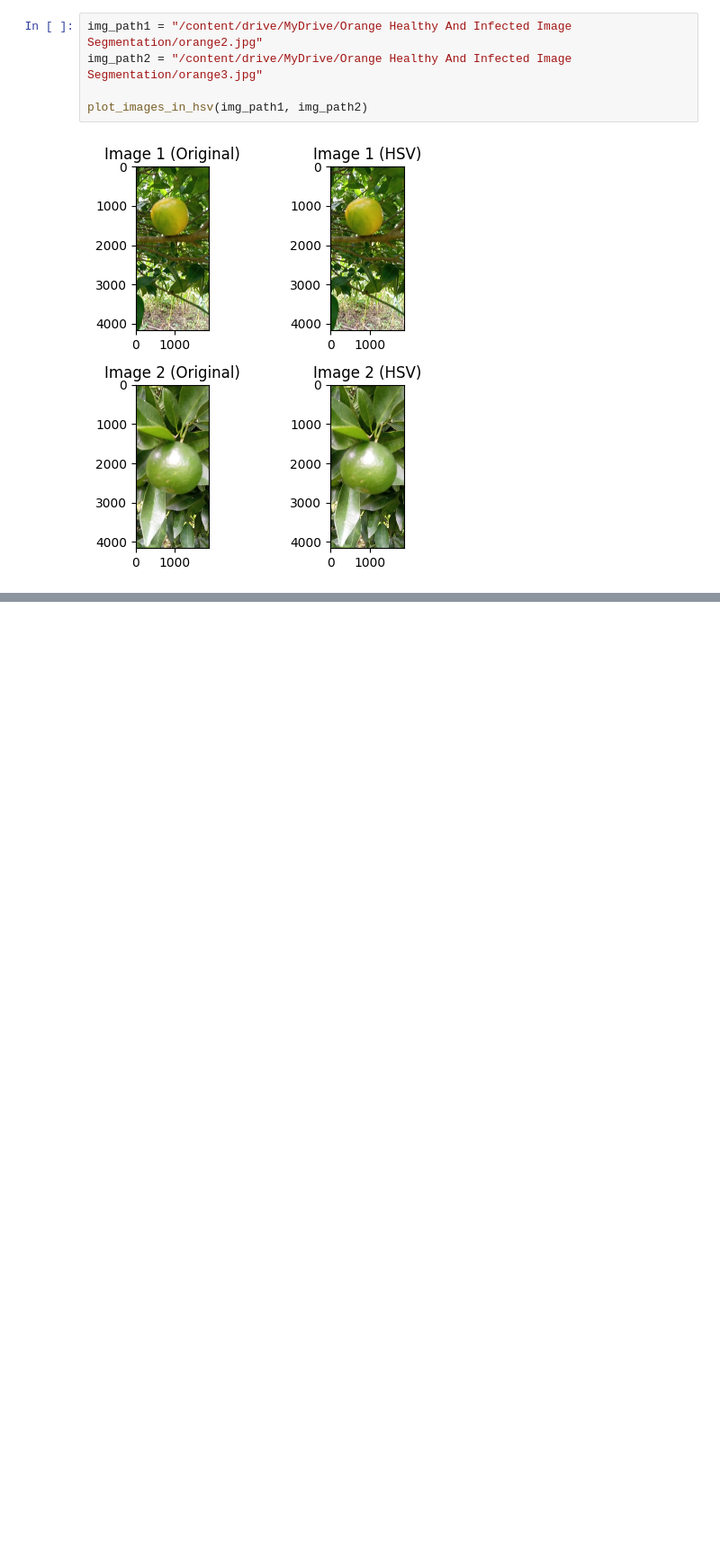
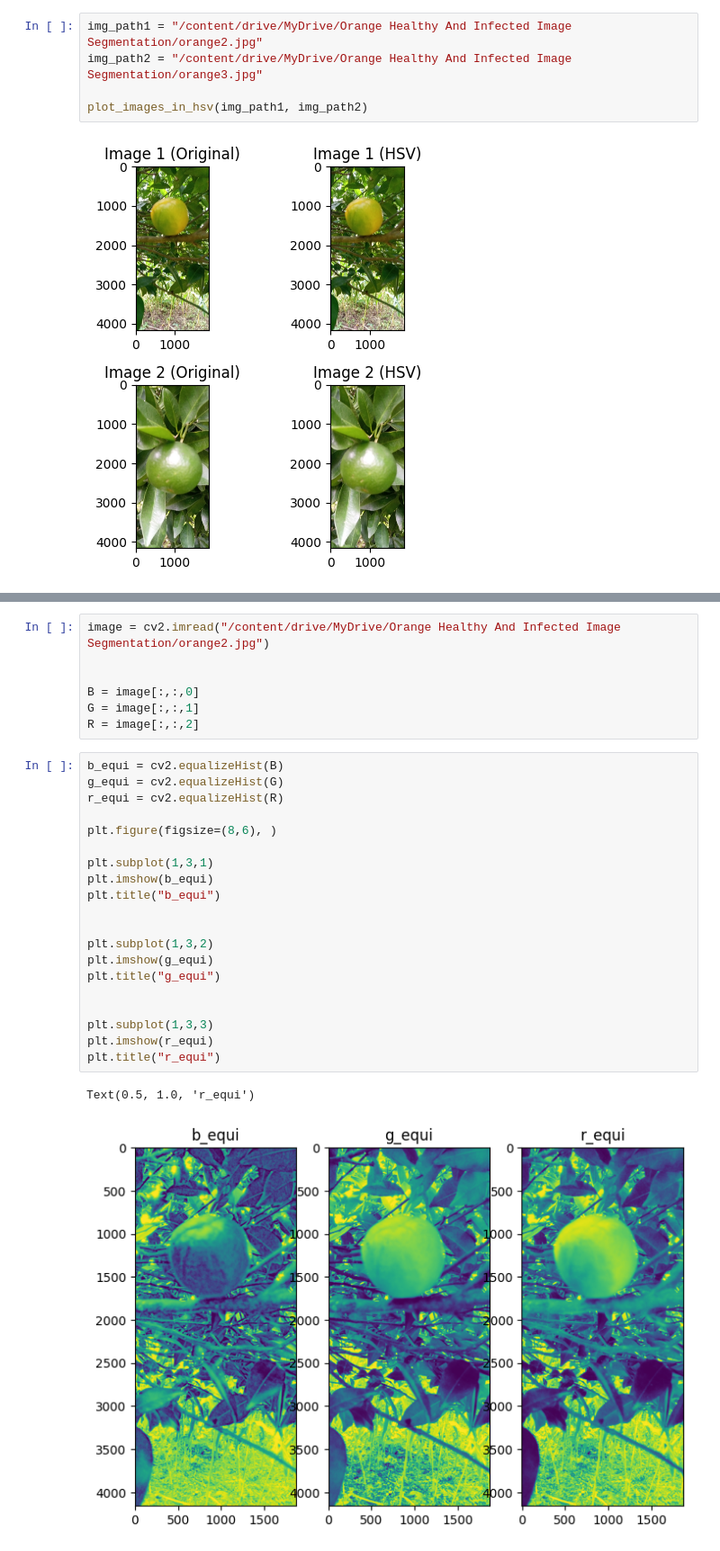
Before and after one commit to iamdurga/Orange-Dataset-Segmentation, a Jupyter notebook: Fundamental_of_imageprocessing.ipynb, the cells around one changed output, grey strips where cells are left out. Shown at 90% size. Cells and saved outputs as stored; diff of their text form; blank space fills up the shorter version.

```diff
--- a/Fundamental_of_imageprocessing.ipynb
+++ b/Fundamental_of_imageprocessing.ipynb
@@ -222,0 +311,30 @@ plot_images_in_hsv(img_path1, img_path2)
+# %%
+image = cv2.imread("/content/drive/MyDrive/Orange Healthy And Infected Image Segmentation/orange2.jpg")
+
+
+B = image[:,:,0]
+G = image[:,:,1]
+R = image[:,:,2]
+# %%
+b_equi = cv2.equalizeHist(B)
+g_equi = cv2.equalizeHist(G)
+r_equi = cv2.equalizeHist(R)
+
+plt.figure(figsize=(8,6), )
+
+plt.subplot(1,3,1)
+plt.imshow(b_equi)
+plt.title("b_equi")
+
+
+plt.subplot(1,3,2)
+plt.imshow(g_equi)
+plt.title("g_equi")
+
+
+plt.subplot(1,3,3)
+plt.imshow(r_equi)
+plt.title("r_equi")
+# %% [output]
+Text(0.5, 1.0, 'r_equi')
+[figure, added]
```
Also changed, not shown: parts of 6 cells of this notebook.
